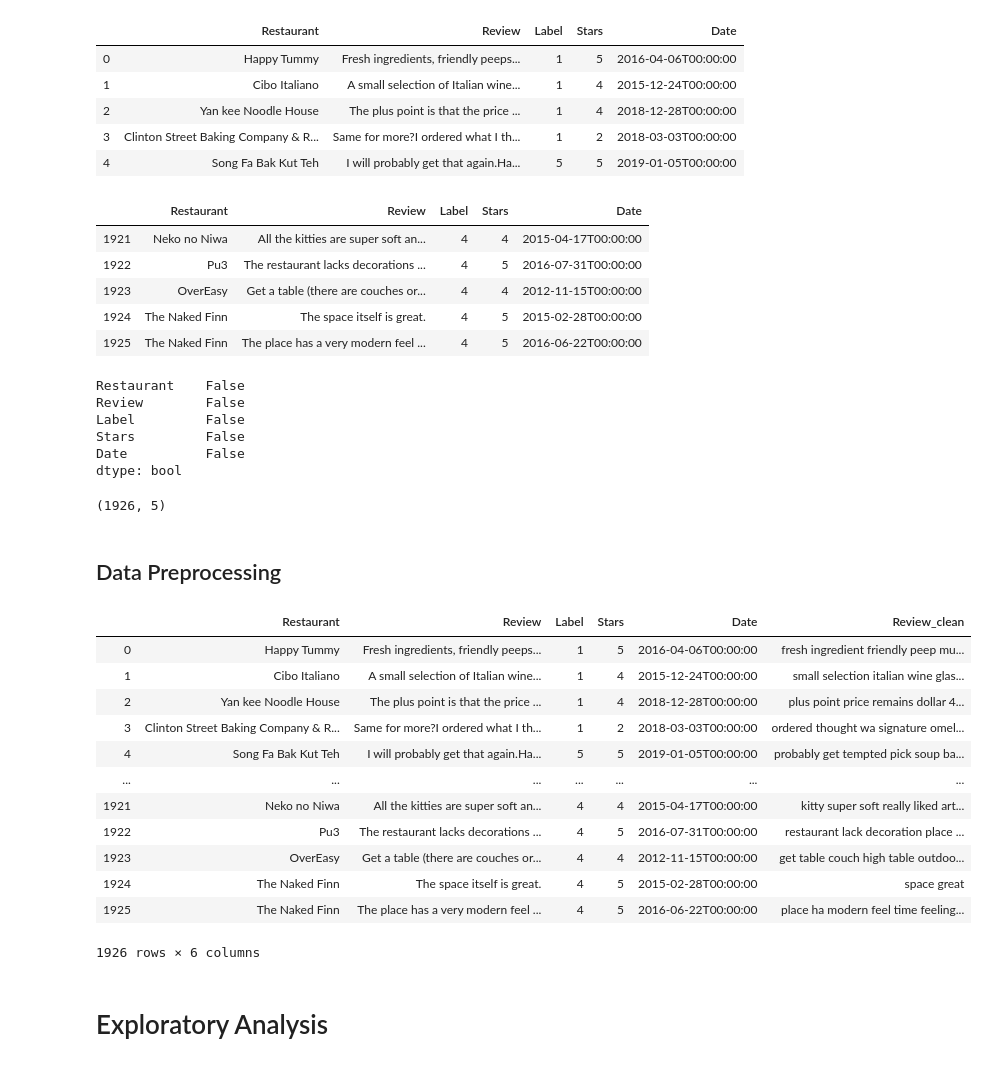
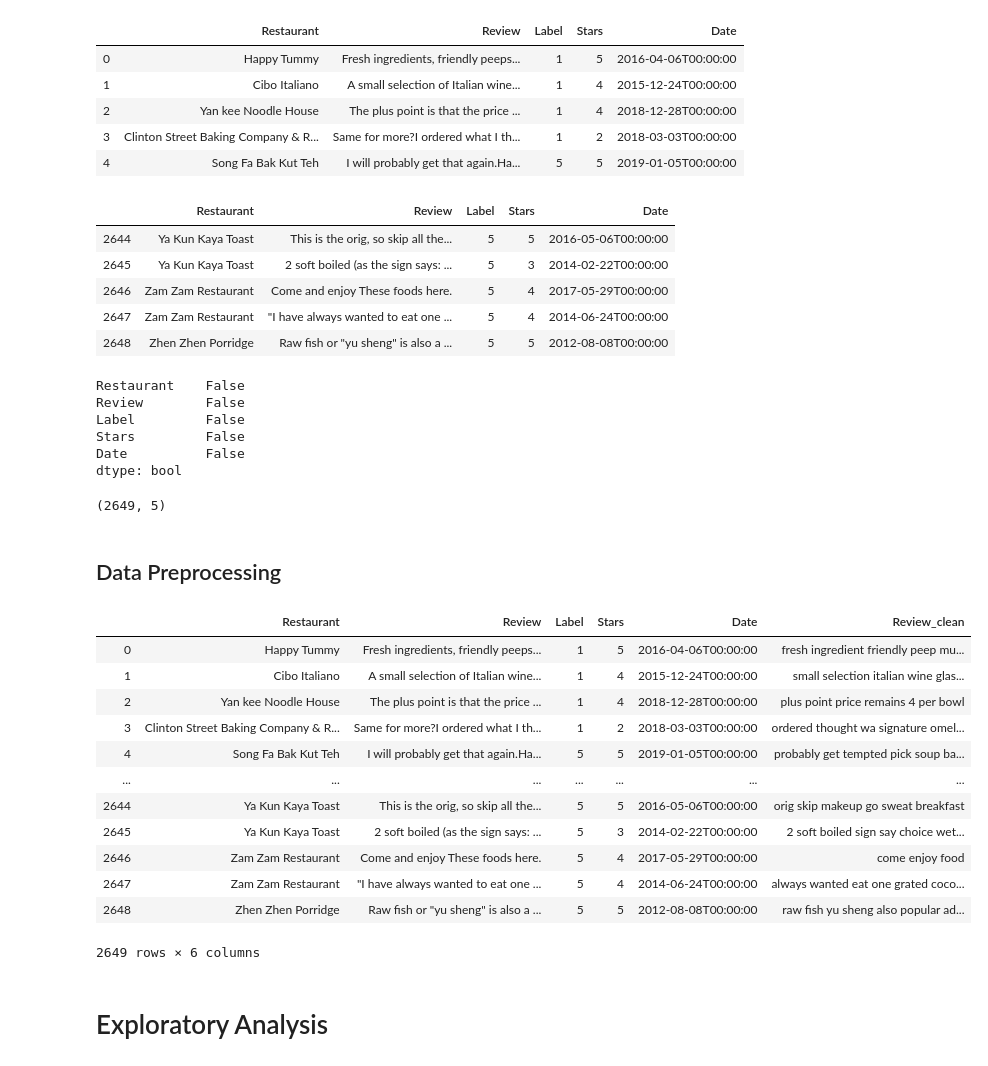
Before and after one commit to DanElias/Data_Mining, a Jupyter notebook: Project/Exploratory Analytics for Data/ExploratoryAnalysis.ipynb, the cells around one changed output. Drawn from its saved outputs; the diff is of its cells as text; code cells hidden in the pictures.

Commit message:
Updated train_labelled.csv and tried RNN

```diff
--- a/Project/Exploratory Analytics for Data/ExploratoryAnalysis.ipynb
+++ b/Project/Exploratory Analytics for Data/ExploratoryAnalysis.ipynb
@@ -13,7 +13,7 @@ from nltk.corpus import stopwords
 from nltk.stem.wordnet import WordNetLemmatizer
 # %%
 # Reading in the corpus
-reviews = pd.read_csv("./train_labelled.csv")
+reviews = pd.read_csv("./train_labelled.csv", encoding = 'unicode_escape')
 reviews.head()
 # %% [output]
 |  | Restaurant | Review | Label | Stars | Date |
@@ -26,11 +26,11 @@ reviews.head()
 reviews.tail()
 # %% [output]
 |  | Restaurant | Review | Label | Stars | Date |
-| 1921 | Neko no Niwa | All the kitties are super soft an... | 4 | 4 | 2015-04-17T00:00:00 |
-| 1922 | Pu3 | The restaurant lacks decorations ... | 4 | 5 | 2016-07-31T00:00:00 |
-| 1923 | OverEasy | Get a table (there are couches or... | 4 | 4 | 2012-11-15T00:00:00 |
-| 1924 | The Naked Finn | The space itself is great. | 4 | 5 | 2015-02-28T00:00:00 |
-| 1925 | The Naked Finn | The place has a very modern feel ... | 4 | 5 | 2016-06-22T00:00:00 |
+| 2644 | Ya Kun Kaya Toast | This is the orig, so skip all the... | 5 | 5 | 2016-05-06T00:00:00 |
+| 2645 | Ya Kun Kaya Toast | 2 soft boiled (as the sign says: ... | 5 | 3 | 2014-02-22T00:00:00 |
+| 2646 | Zam Zam Restaurant | Come and enjoy These foods here. | 5 | 4 | 2017-05-29T00:00:00 |
+| 2647 | Zam Zam Restaurant | "I have always wanted to eat one ... | 5 | 4 | 2014-06-24T00:00:00 |
+| 2648 | Zhen Zhen Porridge | Raw fish or "yu sheng" is also a ... | 5 | 5 | 2012-08-08T00:00:00 |
 # %%
 # Check for any null values
 reviews.isnull().any()
@@ -44,7 +44,7 @@ dtype: bool
 # %%
 reviews.shape
 # %% [output]
-(1926, 5)
+(2649, 5)
 # %% [markdown]
 ## Data Preprocessing
 # %%
@@ -60,9 +60,6 @@ def clean(data):
     # add space for punctuation
     translator = re.compile('[%s]' % re.escape(string.punctuation))
     translator.sub(' ', data)
-
-    # replace dollar signs with the word 'dollar'
-    data = data.replace('$', 'dollar ')
 
     #remove punct
     data = re.sub('[^A-Za-z0-9]+', ' ', data)
@@ -75,43 +72,43 @@ def clean(data):
 
     # Removing Stopwords
     stop_words = set(stopwords.words('english'))
     tokens = word_tokenize(data)
 
     # Converting all text to base form
     lemmatizer = WordNetLemmatizer()
     tokens_lemmatized = [lemmatizer.lemmatize(token) for token in tokens]
 
     # Removing Punctuation
 #     translator = str.maketrans('', '', string.punctuation)
 #     data = data.translate(translator)
 
     # Converting all numbers to words
 #    word = data.split(' ')
 #     p = inflect.engine()
 #     word = ' '.join([i for i in word if not i.isdigit()])
 #     word = re.sub(r'\d+', p.number_to_words(word) , word)
 
     word = ' '.join([i for i in tokens_lemmatized if not i in stop_words])
 
     return word
 
 # clean text data
 reviews["Review_clean"] = reviews["Review"].apply(lambda x: clean(x))
 reviews
 # %% [output]
 |  | Restaurant | Review | Label | Stars | Date | Review_clean |
 | 0 | Happy Tummy | Fresh ingredients, friendly peeps... | 1 | 5 | 2016-04-06T00:00:00 | fresh ingredient friendly peep mu... |
 | 1 | Cibo Italiano | A small selection of Italian wine... | 1 | 4 | 2015-12-24T00:00:00 | small selection italian wine glas... |
-| 2 | Yan kee Noodle House | The plus point is that the price ... | 1 | 4 | 2018-12-28T00:00:00 | plus point price remains dollar 4... |
+| 2 | Yan kee Noodle House | The plus point is that the price ... | 1 | 4 | 2018-12-28T00:00:00 | plus point price remains 4 per bowl |
 | 3 | Clinton Street Baking Company & R... | Same for more?I ordered what I th... | 1 | 2 | 2018-03-03T00:00:00 | ordered thought wa signature omel... |
 | 4 | Song Fa Bak Kut Teh | I will probably get that again.Ha... | 5 | 5 | 2019-01-05T00:00:00 | probably get tempted pick soup ba... |
 | ... | ... | ... | ... | ... | ... | ... |
-| 1921 | Neko no Niwa | All the kitties are super soft an... | 4 | 4 | 2015-04-17T00:00:00 | kitty super soft really liked art... |
-| 1922 | Pu3 | The restaurant lacks decorations ... | 4 | 5 | 2016-07-31T00:00:00 | restaurant lack decoration place ... |
-| 1923 | OverEasy | Get a table (there are couches or... | 4 | 4 | 2012-11-15T00:00:00 | get table couch high table outdoo... |
-| 1924 | The Naked Finn | The space itself is great. | 4 | 5 | 2015-02-28T00:00:00 | space great |
-| 1925 | The Naked Finn | The place has a very modern feel ... | 4 | 5 | 2016-06-22T00:00:00 | place ha modern feel time feeling... |
+| 2644 | Ya Kun Kaya Toast | This is the orig, so skip all the... | 5 | 5 | 2016-05-06T00:00:00 | orig skip makeup go sweat breakfast |
+| 2645 | Ya Kun Kaya Toast | 2 soft boiled (as the sign says: ... | 5 | 3 | 2014-02-22T00:00:00 | 2 soft boiled sign say choice wet... |
+| 2646 | Zam Zam Restaurant | Come and enjoy These foods here. | 5 | 4 | 2017-05-29T00:00:00 | come enjoy food |
+| 2647 | Zam Zam Restaurant | "I have always wanted to eat one ... | 5 | 4 | 2014-06-24T00:00:00 | always wanted eat one grated coco... |
+| 2648 | Zhen Zhen Porridge | Raw fish or "yu sheng" is also a ... | 5 | 5 | 2012-08-08T00:00:00 | raw fish yu sheng also popular ad... |
-1926 rows × 6 columns
+2649 rows × 6 columns
 # %%
 reviews.to_csv('train_cleaned.csv')
 # %% [markdown]
```
Also changed, not shown: 4 other files.
